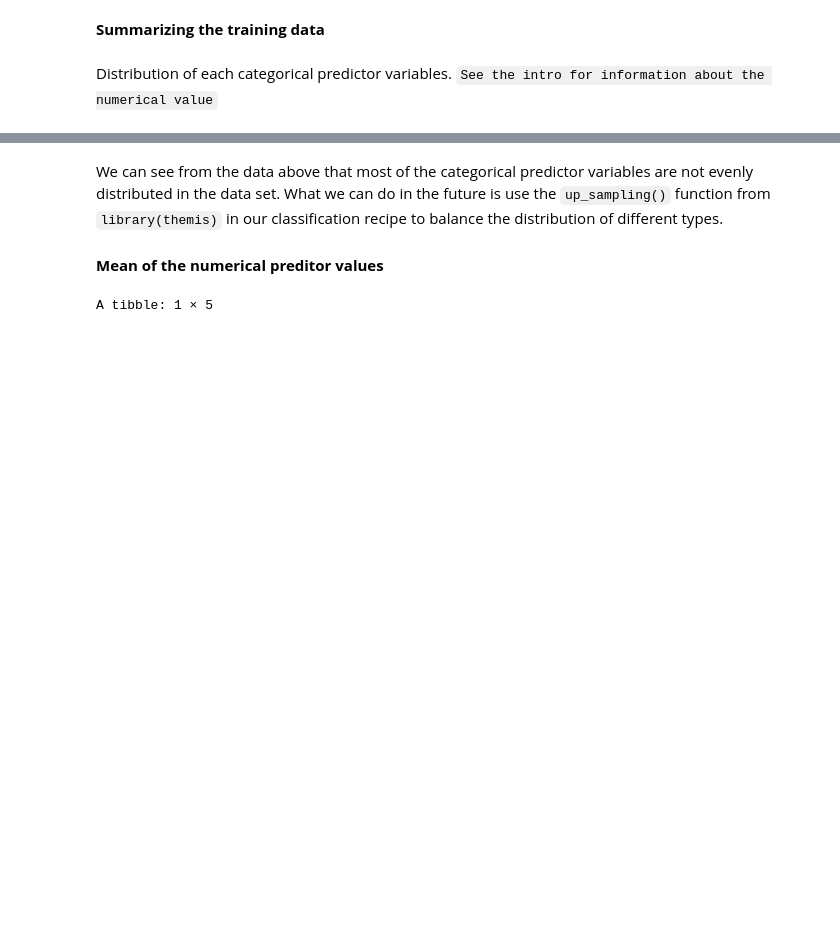
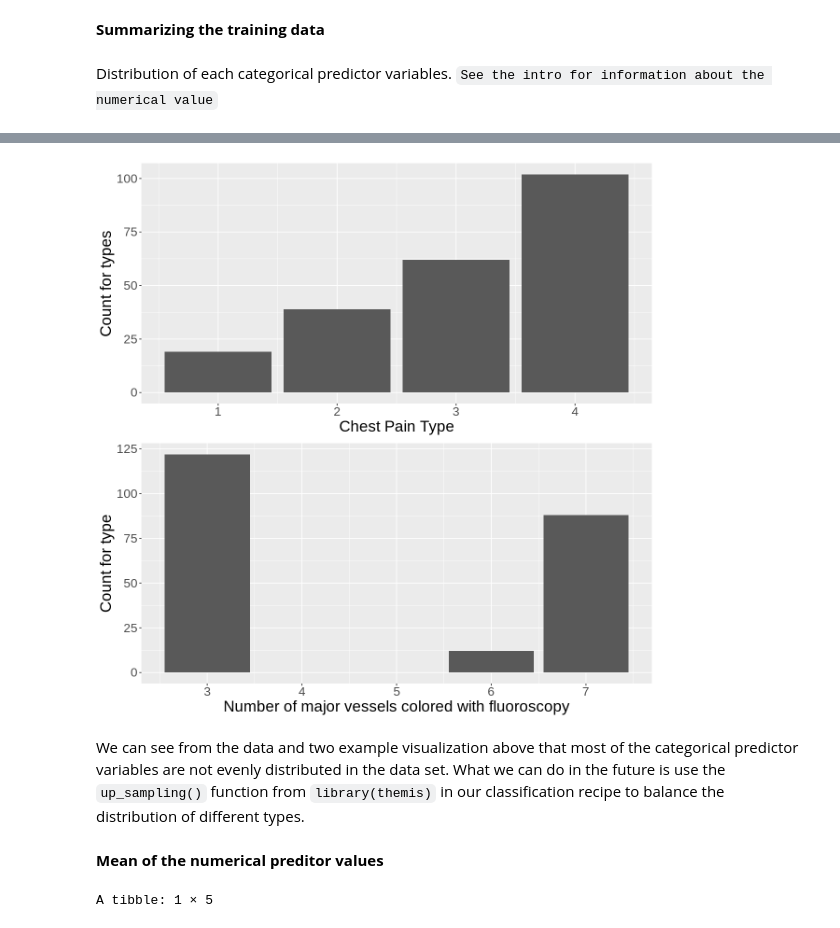
Before and after one commit to Yuvitee/DSCI-100-project, a Jupyter notebook: Heart Disease Proposal.ipynb, the cells around one changed output, grey strips where cells are left out. Cells and saved outputs as stored; diff of their text form; code cells hidden in the pictures; blank space fills up the shorter version.

```diff
--- a/Heart Disease Proposal.ipynb
+++ b/Heart Disease Proposal.ipynb
@@ -274,8 +257,24 @@ A tibble: 4 × 2
 | 2 | 24 |
 | 3 | 15 |
 ... (4 outputs left out)
+# %%
+type_vs_cp <- count_cp |>
+    ggplot(aes(x = cp, y = cp_count)) +
+    geom_bar(stat = "identity") +
+    labs(x = "Chest Pain Type",y = "Count for types", color = "Heart Disease") +
+    theme(text = element_text(size = 20))
+
+type_vs_thal <- count_thal |>
+    ggplot(aes(x = thal, y = thal_count)) +
+    geom_bar(stat = "identity") +
+    labs(x = "Number of major vessels colored with fluoroscopy",y = "Count for type", color = "Heart Disease") +
+    theme(text = element_text(size = 20))
+
+plot_grid(type_vs_cp, type_vs_thal, ncol = 1)
+# %% [output]
+[figure, added]
 # %% [markdown]
-We can see from the data above that most of the categorical predictor variables are not evenly distributed in the data set. What we can do in the future is use the `up_sampling()` function from `library(themis)` in our classification recipe to balance the distribution of different types.
+We can see from the data and two example visualization above that most of the categorical predictor variables are not evenly distributed in the data set. What we can do in the future is use the `up_sampling()` function from `library(themis)` in our classification recipe to balance the distribution of different types.
 # %% [markdown]
 **Mean of the numerical preditor values**
 # %%
```
Also changed, not shown: parts of 12 cells of this notebook.
